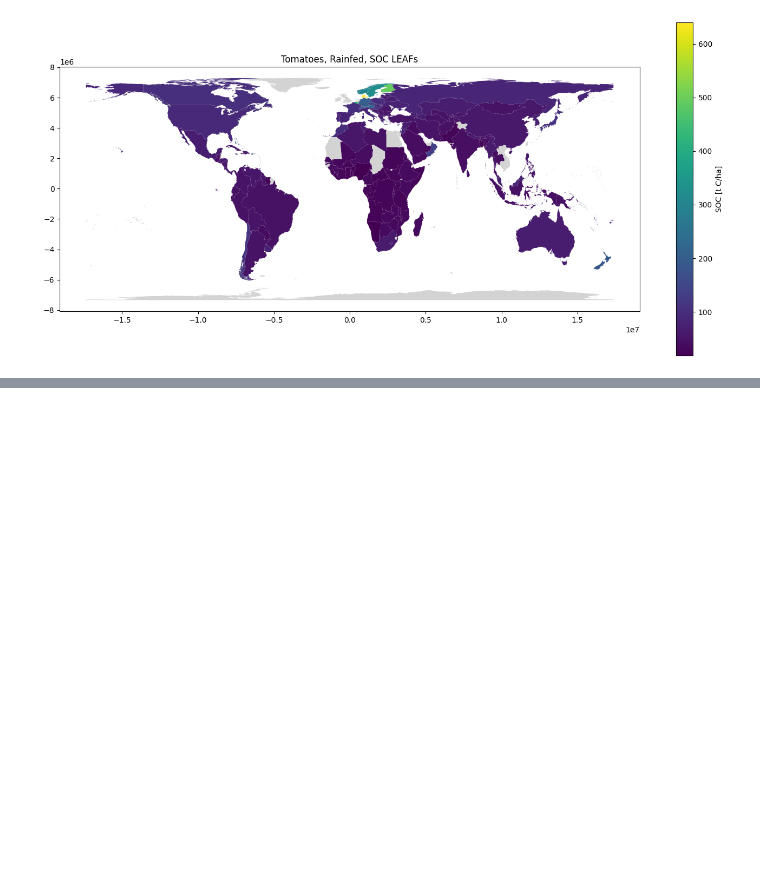
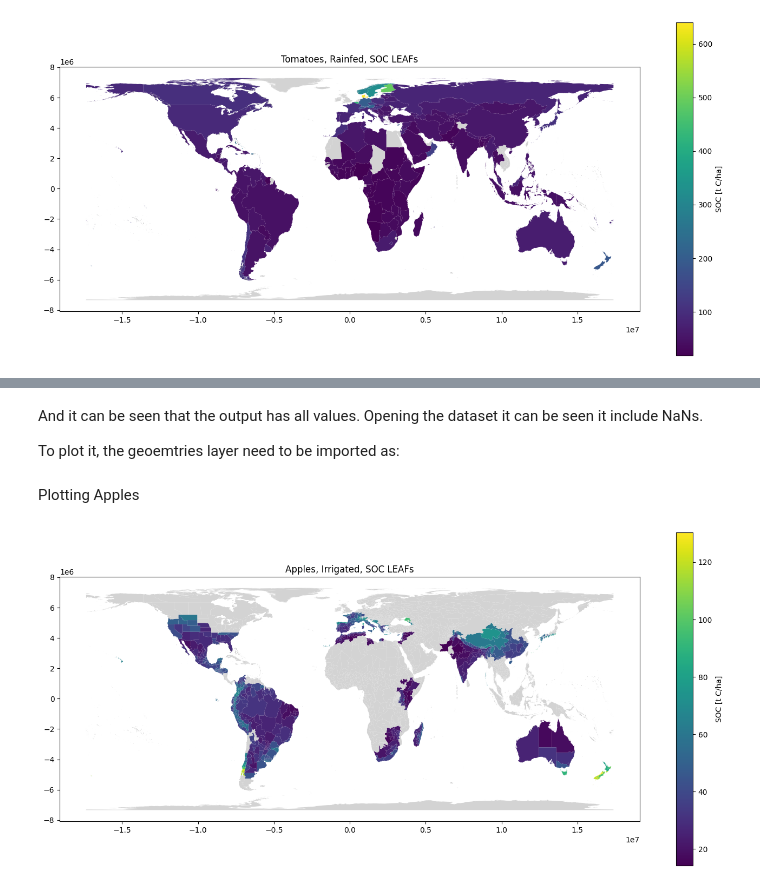
Before and after one commit to cloyolaangosto/SBTN_Test, a Jupyter notebook: documentation/SOC_Support/FAO_GAEZ_lu_yields.ipynb, the cells around one changed output, grey strips where cells are left out. Cells and saved outputs as stored; diff of their text form; code cells hidden in the pictures; blank space fills up the shorter version.

```diff
--- a/documentation/SOC_Support/FAO_GAEZ_lu_yields.ipynb
+++ b/documentation/SOC_Support/FAO_GAEZ_lu_yields.ipynb
@@ -993,0 +1005,19 @@ plt.show()
+# %%
+gpkg_path_sc, df_results_sc = mc.build_cfs_gpkg_from_rasters(
+    gpckg_name="TEST_SOC_2030_subcountry_v2",
+    input_folder = str(input_folder),
+    output_folder = str(output_folder),
+    layer_name=layer_name,
+    master_gdf=corrected_shp,           # e.g., countries, subcountries, or ecoregions
+    master_key=master_key,              # or 'ISO_A3', 'ADM1_CODE', 'ECO_NAME'
+    result_key=result_key,              # must match the column emitted by your calc gdf
+    input_raster_key_startswith=None,
+    cf_name=cf_name,
+    cf_unit=cf_unit,
+    area_type=area_type,
+    calc_kwargs=dict(raster_band = 15, outlier_method="log1p_win", q_low = 0.01, q_high = 0.99),     # Chooses the raster band. Due to outliers in crops, setting it to windsorize, replacing all values outside 1, 99 percentiles with those values.
+    reset_gpkg=reset_gpck,
+    run_test=False                             # Use run test to run the first 3 files
+)
+
+print(f"Wrote {df_results_sc.shape[0]} rows into {gpkg_path_sc}")
@@ -993,0 +1046,3 @@ plt.show()
+# %%
+gdf_test_values = gpd.read_file(gpkg_path_sc, layer=layer_name)
+gdf_test_values.sort_values(by=["cf"], ascending=False).head(10)
@@ -993,0 +1061,24 @@ plt.show()
+# %% [markdown]
+And it can be seen that the output has all values. Opening the dataset it can be seen it include NaNs.
+
+To plot it, the geoemtries layer need to be imported as:
+# %%
+gdf_test_geometries = gpd.read_file(gpkg_path_sc, layer="geometry_layer")
+gdf_test = gdf_test_geometries.merge(gdf_test_values.drop(columns="_source_file"), how="left", on="ADM1_CODE")
+# %% [markdown]
+Plotting Apples
+# %%
+Apples_irr = gdf_test[gdf_test["flow_name"]=="Apple_irr_2030y_SOC"]
+Tomato_irr = gdf_test[gdf_test["flow_name"]=="Tomato_irr_2030y_SOC"]
+# %%
+fig, ax = plt.subplots(figsize=(14, 8))
+Apples_irr.plot(column="cf", ax=ax, cmap="viridis",
+           legend=True,
+           legend_kwds={"label": "SOC [t C/ha]", "shrink": 0.8},
+           missing_kwds={"color": "lightgrey", "label": "No value"})
+
+ax.set_title("Apples, Irrigated, SOC LEAFs")
+plt.tight_layout()
+plt.show()
+# %% [output]
+[figure, added]
```
Also changed, not shown: parts of 8 cells of this notebook, 2 other files.
